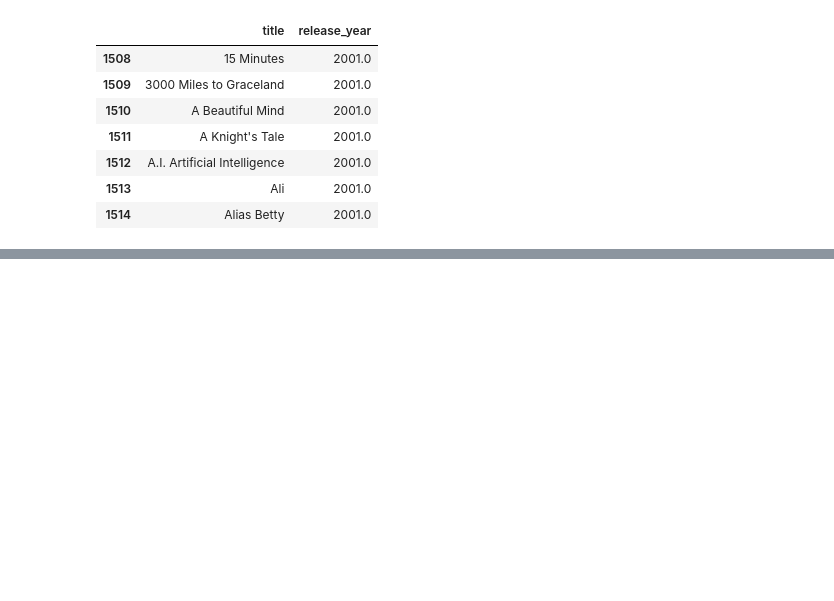
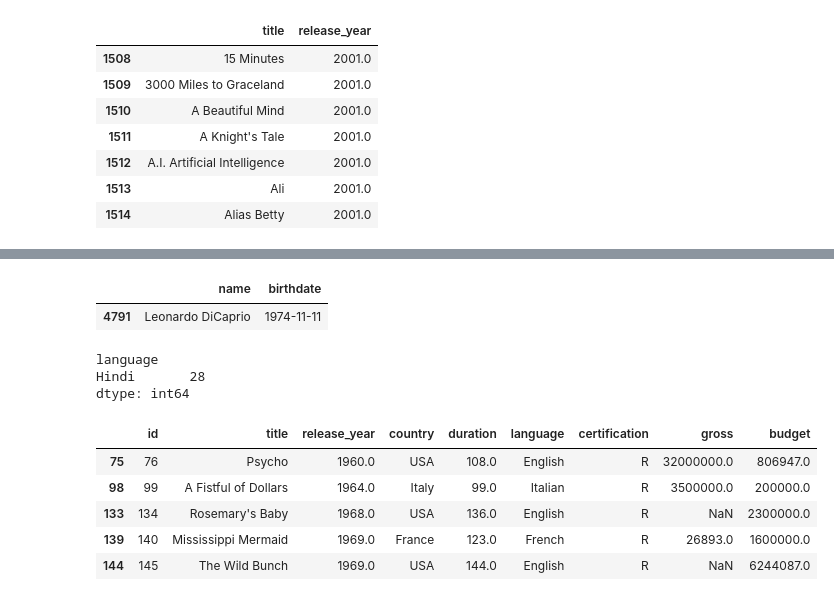
Before and after one commit to ishtiakrongon/Learning-Python, a Jupyter notebook: Basic Data Exploration with Pandas.ipynb, the cells around one changed output, grey strips where cells are left out. Saved outputs shown, nothing was run; the diff lists cells and outputs as text; code cells hidden in the pictures; blank space fills up the shorter version.

```diff
--- a/Basic Data Exploration with Pandas.ipynb
+++ b/Basic Data Exploration with Pandas.ipynb
@@ -178,0 +204,31 @@ released_after_2000.head(7)
+# %%
+# Get the name and birth date of the person born on november 11th, 1974. Remember to use
+# ISO date format ('1974-11-11')!
+fitler_by_birthdate = people["birthdate"] == "1974-11-11"
+get_names = people.loc[:, ["name", "birthdate"]] [fitler_by_birthdate]
+get_names
+# %% [output]
+|  | name | birthdate |
+| 4791 | Leonardo DiCaprio | 1974-11-11 |
+# %%
+# Get the number of hindi language films
+
+filter_hindi_lang = films["language"] == "Hindi"
+number_of_hindi_language = films.loc[:, ["language"]] [filter_hindi_lang].value_counts()
+number_of_hindi_language
+# %% [output]
+language
+Hindi       28
+dtype: int64
+# %%
+# Get all details for all films with an R certification
+
+r_certification_details = films["certification"] == 'R'
+films[r_certification_details].head()
+# %% [output]
+|  | id | title | release_year | country | duration | language | certification | gross | budget |
+| 75 | 76 | Psycho | 1960.0 | USA | 108.0 | English | R | 32000000.0 | 806947.0 |
+| 98 | 99 | A Fistful of Dollars | 1964.0 | Italy | 99.0 | Italian | R | 3500000.0 | 200000.0 |
+| 133 | 134 | Rosemary's Baby | 1968.0 | USA | 136.0 | English | R | NaN | 2300000.0 |
+| 139 | 140 | Mississippi Mermaid | 1969.0 | France | 123.0 | French | R | 26893.0 | 1600000.0 |
+| 144 | 145 | The Wild Bunch | 1969.0 | USA | 144.0 | English | R | NaN | 6244087.0 |
```
Also changed, not shown: parts of 3 cells of this notebook.
